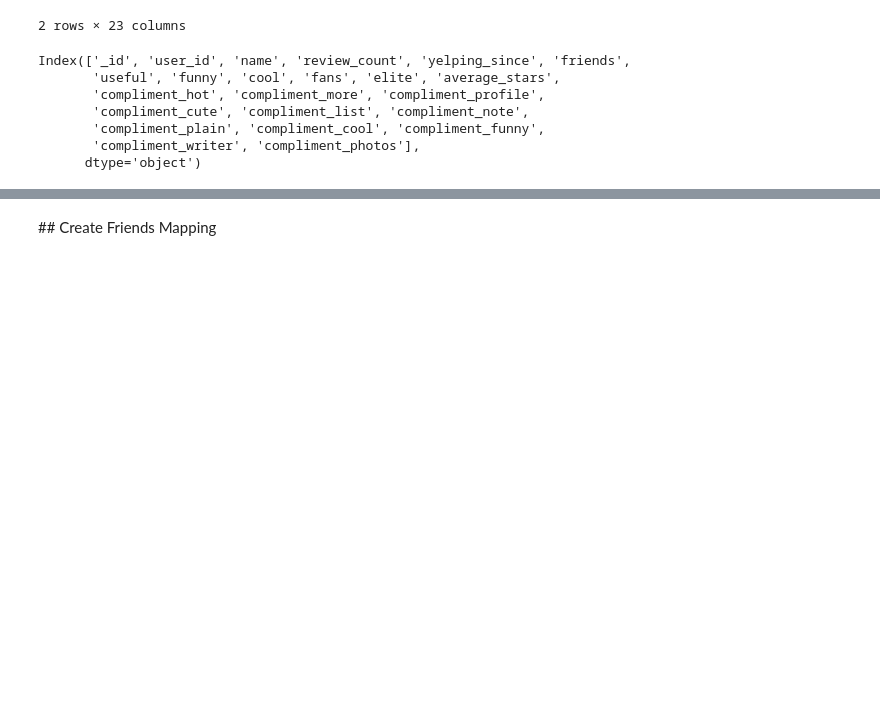
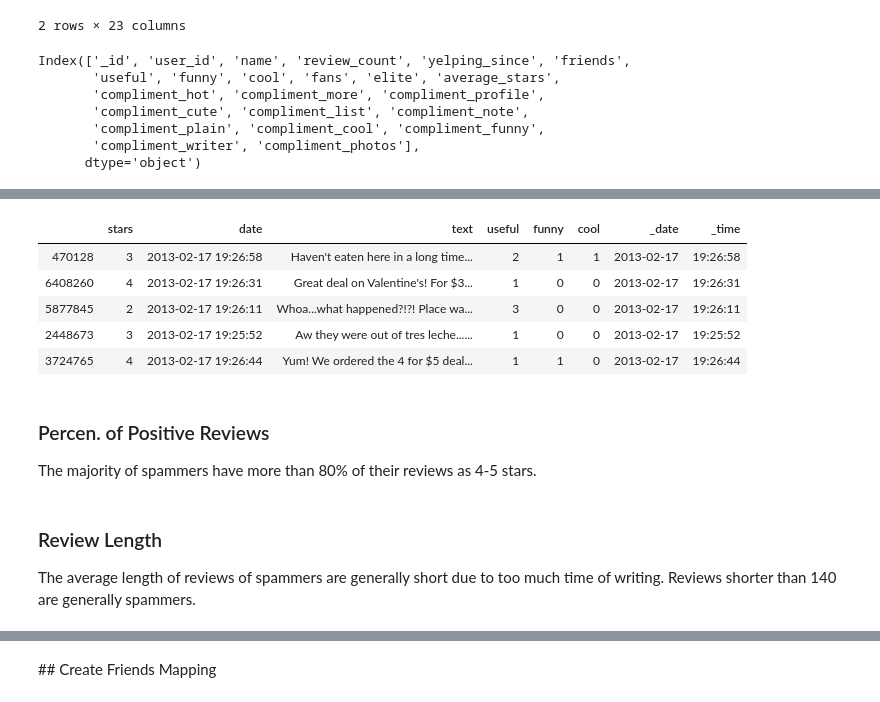
Before and after one commit to metinsenturk/review-credibility, a Jupyter notebook: notebooks/User features.ipynb, the cells around one changed output, grey strips where cells are left out. Saved outputs shown, nothing was run; the diff lists cells and outputs as text; code cells hidden in the pictures; blank space fills up the shorter version.

```diff
--- a/notebooks/User features.ipynb
+++ b/notebooks/User features.ipynb
@@ -51,0 +141,20 @@ df.head(2)
+# %%
+reviews[
+    reviews.review_id.isin(
+        ['7sw5QUix_i1U52tII4qPRA', 'fZo5AHB5p86z440OhpZ6-w',
+         'hb383dTOk0_03YUwYggLow', 'Q3EaN1JOG6hIfhJKuLrbfQ', 'oR1fpVanlm89wkN6AsZAEw'])].iloc[:, 4:]
+# %% [output]
+|  | stars | date | text | useful | funny | cool | _date | _time |
+| 470128 | 3 | 2013-02-17 19:26:58 | Haven't eaten here in a long time... | 2 | 1 | 1 | 2013-02-17 | 19:26:58 |
+| 6408260 | 4 | 2013-02-17 19:26:31 | Great deal on Valentine's! For $3... | 1 | 0 | 0 | 2013-02-17 | 19:26:31 |
+| 5877845 | 2 | 2013-02-17 19:26:11 | Whoa...what happened?!?! Place wa... | 3 | 0 | 0 | 2013-02-17 | 19:26:11 |
+| 2448673 | 3 | 2013-02-17 19:25:52 | Aw they were out of tres leche...... | 1 | 0 | 0 | 2013-02-17 | 19:25:52 |
+| 3724765 | 4 | 2013-02-17 19:26:44 | Yum! We ordered the 4 for $5 deal... | 1 | 1 | 0 | 2013-02-17 | 19:26:44 |
+# %% [markdown]
+### Percen. of Positive Reviews
+
+The majority of spammers have more than 80% of their reviews as 4-5 stars.
+# %% [markdown]
+### Review Length
+
+The average length of reviews of spammers are generally short due to too much time of writing. Reviews shorter than 140 are generally spammers.
```
Also changed, not shown: parts of 29 cells of this notebook, 1 other file.
